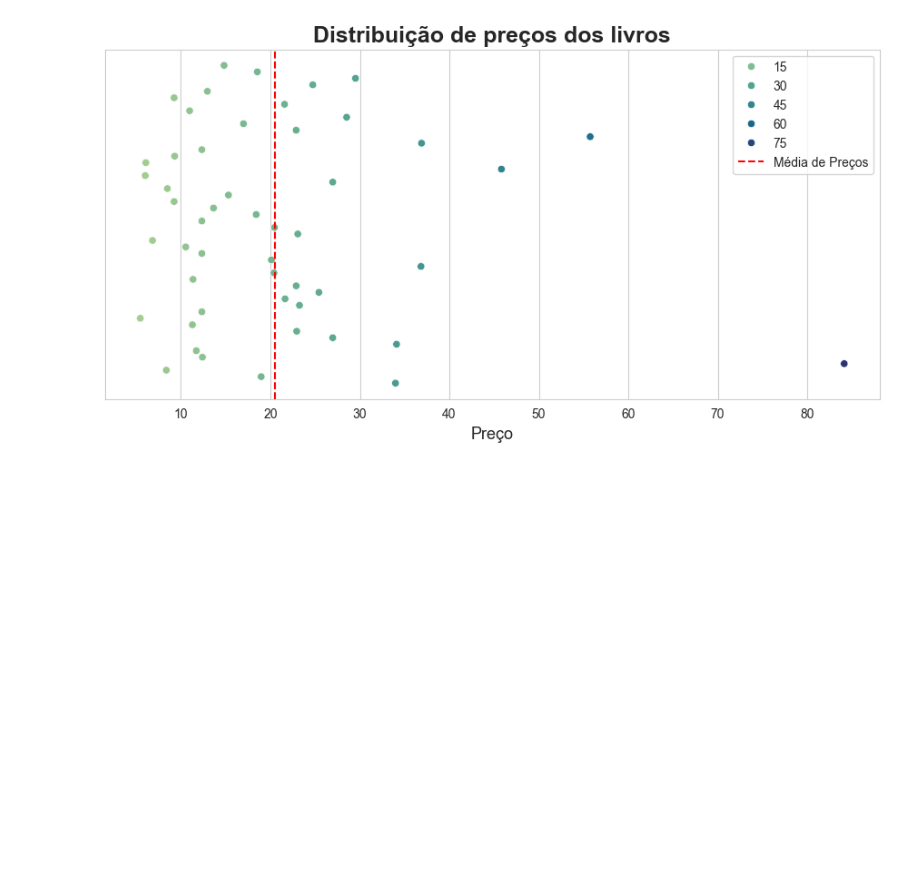
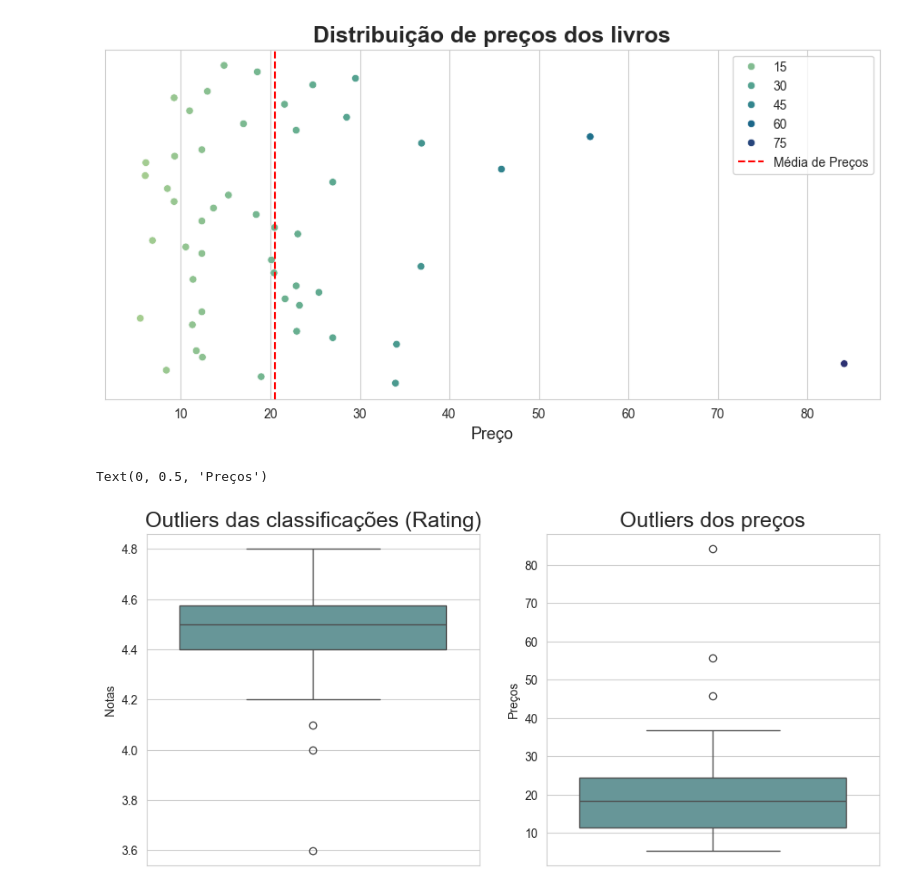
Before and after one commit to kellymartina/analise-amazon-bestselling-books, a Jupyter notebook: amazon-bestselling-books.ipynb, the cells around one changed output. Saved outputs shown, nothing was run; the diff lists cells and outputs as text; code cells hidden in the pictures; blank space fills up the shorter version.

Commit message:
adicionando gráficos

```diff
--- a/amazon-bestselling-books.ipynb
+++ b/amazon-bestselling-books.ipynb
@@ -110,3 +119,34 @@ plt.legend()
 # %% [output]
 <matplotlib.legend.Legend at 0x...>
 [figure]
+# %%
+# Existem outliers nas classificações ou nos preços dos livros?
+
+# Calcular o intervalo interquartil (IQR)
+Q1 = data['Rating'].quantile(0.25)
+Q3 = data['Rating'].quantile(0.75)
+IQR = Q3 - Q1
+
+# Definir os limites dos bigodes
+lower_limit = Q1 - 1.5 * IQR
+upper_limit = Q3 + 1.5 * IQR
+
+outliers = data[(data['Rating'] < lower_limit) | (data['Rating'] > upper_limit)]
+
+# Criando o gráfico de caixa
+
+plt.figure(figsize=(11, 5))
+
+plt.subplot(1,2,1)
+ax = sns.boxplot(data=data['Rating'], showfliers=True, color='cadetblue')
+ax.set_title('Outliers das classificações (Rating)', fontsize=18)
+ax.set_xlabel('')
+ax.set_ylabel('Notas')
+
+plt.subplot(1,2,2)
+ax = sns.boxplot(data=data['Price_BRL'], showfliers=True, color='cadetblue')
+ax.set_title('Outliers dos preços', fontsize=18)
+ax.set_ylabel('Preços')
+# %% [output]
+Text(0, 0.5, 'Preços')
+[figure, added]
```
Also changed, not shown: parts of 3 cells of this notebook.
